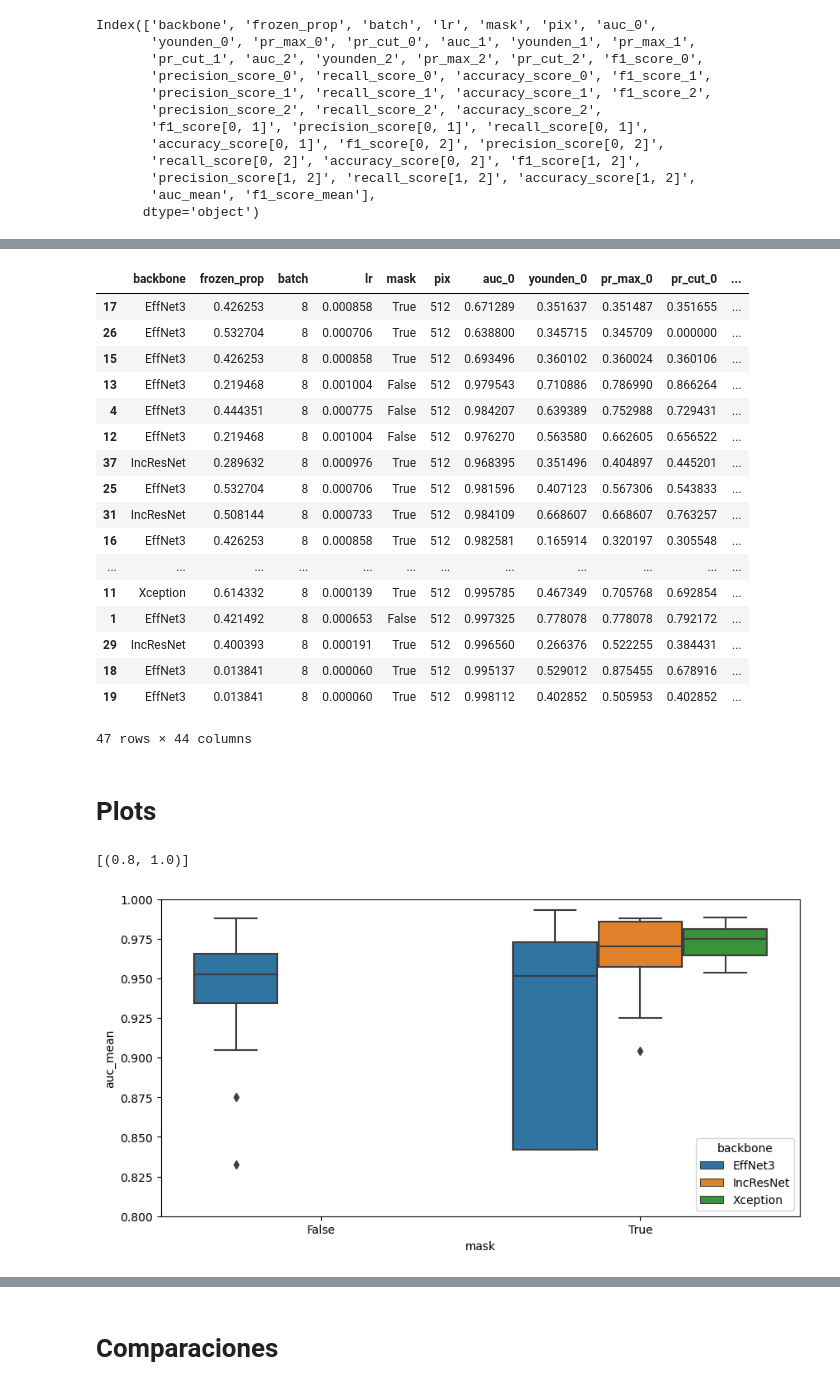
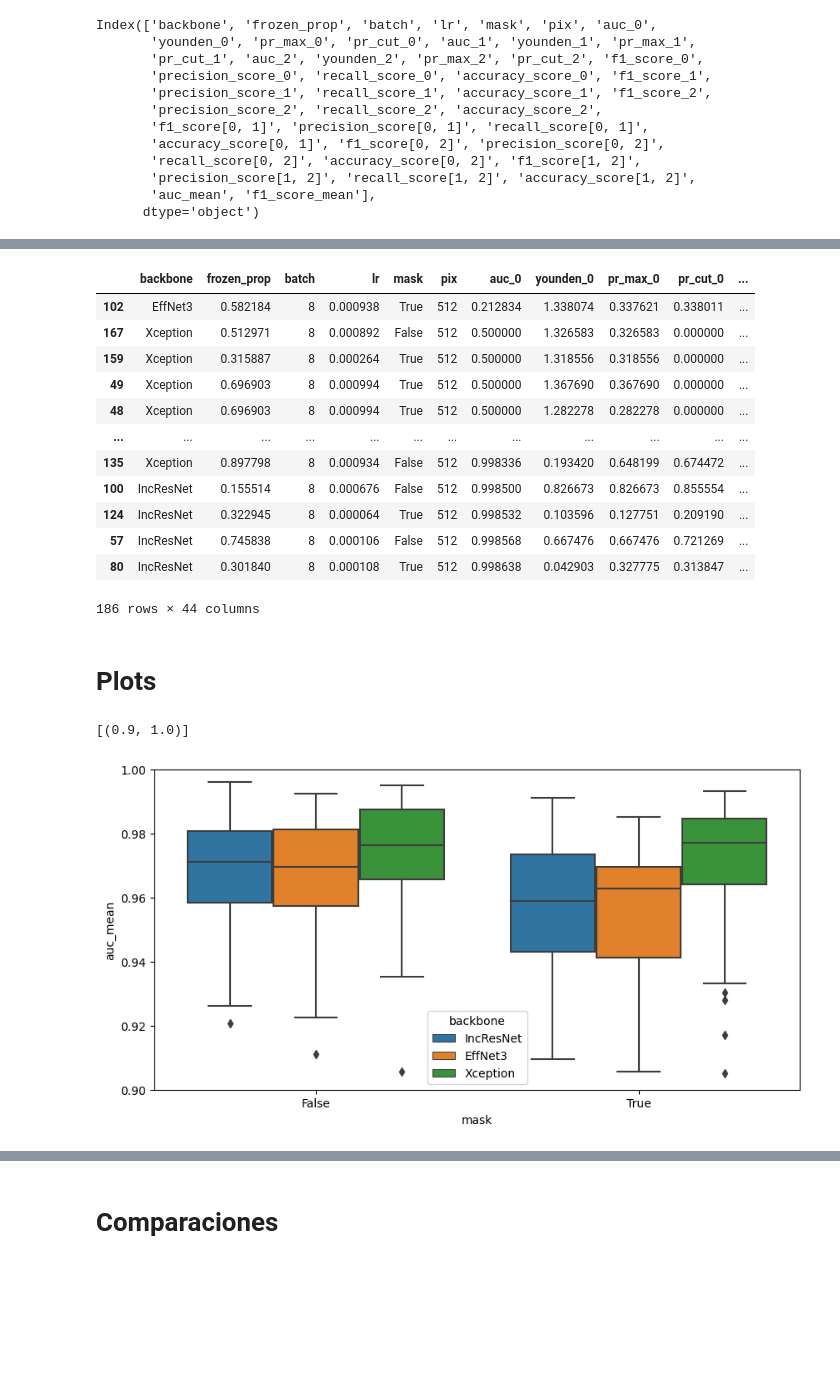
Before and after one commit to maryskal/SITK, a Jupyter notebook: neural_networks/image_class/Hyperparameter.ipynb, the cells around one changed output, grey strips where cells are left out. Cells and saved outputs as stored; diff of their text form; code cells hidden in the pictures; blank space fills up the shorter version.

```diff
--- a/neural_networks/image_class/Hyperparameter.ipynb
+++ b/neural_networks/image_class/Hyperparameter.ipynb
@@ -134,24 +138,19 @@ np.mean(df.f1_score_mean)
 # %%
-df.sort_values('f1_score_mean')
+df.sort_values('auc_0')
 # %% [output]
 |  | backbone | frozen_prop | batch | lr | mask | pix | auc_0 | younden_0 | pr_max_0 | pr_cut_0 | ... |
-| 17 | EffNet3 | 0.426253 | 8 | 0.000858 | True | 512 | 0.671289 | 0.351637 | 0.351487 | 0.351655 | ... |
-| 26 | EffNet3 | 0.532704 | 8 | 0.000706 | True | 512 | 0.638800 | 0.345715 | 0.345709 | 0.000000 | ... |
-| 15 | EffNet3 | 0.426253 | 8 | 0.000858 | True | 512 | 0.693496 | 0.360102 | 0.360024 | 0.360106 | ... |
-| 13 | EffNet3 | 0.219468 | 8 | 0.001004 | False | 512 | 0.979543 | 0.710886 | 0.786990 | 0.866264 | ... |
-| 4 | EffNet3 | 0.444351 | 8 | 0.000775 | False | 512 | 0.984207 | 0.639389 | 0.752988 | 0.729431 | ... |
-| 12 | EffNet3 | 0.219468 | 8 | 0.001004 | False | 512 | 0.976270 | 0.563580 | 0.662605 | 0.656522 | ... |
-| 37 | IncResNet | 0.289632 | 8 | 0.000976 | True | 512 | 0.968395 | 0.351496 | 0.404897 | 0.445201 | ... |
-| 25 | EffNet3 | 0.532704 | 8 | 0.000706 | True | 512 | 0.981596 | 0.407123 | 0.567306 | 0.543833 | ... |
-| 31 | IncResNet | 0.508144 | 8 | 0.000733 | True | 512 | 0.984109 | 0.668607 | 0.668607 | 0.763257 | ... |
-| 16 | EffNet3 | 0.426253 | 8 | 0.000858 | True | 512 | 0.982581 | 0.165914 | 0.320197 | 0.305548 | ... |
+| 102 | EffNet3 | 0.582184 | 8 | 0.000938 | True | 512 | 0.212834 | 1.338074 | 0.337621 | 0.338011 | ... |
+| 167 | Xception | 0.512971 | 8 | 0.000892 | False | 512 | 0.500000 | 1.326583 | 0.326583 | 0.000000 | ... |
+| 159 | Xception | 0.315887 | 8 | 0.000264 | True | 512 | 0.500000 | 1.318556 | 0.318556 | 0.000000 | ... |
+| 49 | Xception | 0.696903 | 8 | 0.000994 | True | 512 | 0.500000 | 1.367690 | 0.367690 | 0.000000 | ... |
+| 48 | Xception | 0.696903 | 8 | 0.000994 | True | 512 | 0.500000 | 1.282278 | 0.282278 | 0.000000 | ... |
 | ... | ... | ... | ... | ... | ... | ... | ... | ... | ... | ... | ... |
-| 11 | Xception | 0.614332 | 8 | 0.000139 | True | 512 | 0.995785 | 0.467349 | 0.705768 | 0.692854 | ... |
-| 1 | EffNet3 | 0.421492 | 8 | 0.000653 | False | 512 | 0.997325 | 0.778078 | 0.778078 | 0.792172 | ... |
-| 29 | IncResNet | 0.400393 | 8 | 0.000191 | True | 512 | 0.996560 | 0.266376 | 0.522255 | 0.384431 | ... |
-| 18 | EffNet3 | 0.013841 | 8 | 0.000060 | True | 512 | 0.995137 | 0.529012 | 0.875455 | 0.678916 | ... |
-| 19 | EffNet3 | 0.013841 | 8 | 0.000060 | True | 512 | 0.998112 | 0.402852 | 0.505953 | 0.402852 | ... |
+| 135 | Xception | 0.897798 | 8 | 0.000934 | False | 512 | 0.998336 | 0.193420 | 0.648199 | 0.674472 | ... |
+| 100 | IncResNet | 0.155514 | 8 | 0.000676 | False | 512 | 0.998500 | 0.826673 | 0.826673 | 0.855554 | ... |
+| 124 | IncResNet | 0.322945 | 8 | 0.000064 | True | 512 | 0.998532 | 0.103596 | 0.127751 | 0.209190 | ... |
+| 57 | IncResNet | 0.745838 | 8 | 0.000106 | False | 512 | 0.998568 | 0.667476 | 0.667476 | 0.721269 | ... |
+| 80 | IncResNet | 0.301840 | 8 | 0.000108 | True | 512 | 0.998638 | 0.042903 | 0.327775 | 0.313847 | ... |
-47 rows × 44 columns
+186 rows × 44 columns
 # %%
 layer = df
 # %% [markdown]
@@ -163,9 +161,13 @@ data = layer
+# %%
+d = no_layer
+data = d[d.auc_mean > 0.7]
+y = 'auc_mean'
 # %%
 plt.subplots(figsize=(10,5))
-p = sns.boxplot(x="mask", y='auc_mean',
+p = sns.boxplot(x="mask", y=y,
                 hue = 'backbone',
                 data=data)
-p.set(ylim=(0.8, 1))
+p.set(ylim=(0.9, 1))
 # %% [output]
-[(0.8, 1.0)]
+[(0.9, 1.0)]
-[figure, old version]
+[figure, new version]
```
Also changed, not shown: parts of 26 cells of this notebook, 25 other files.
